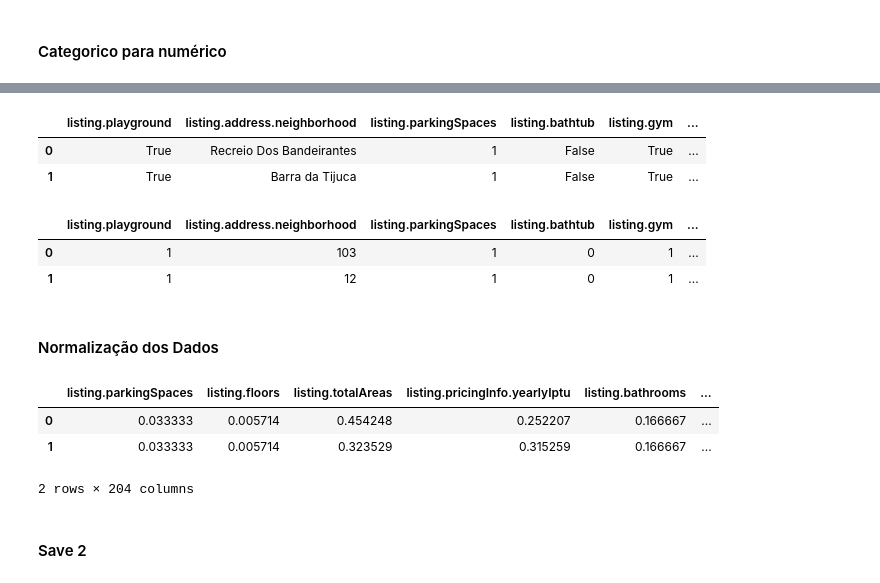
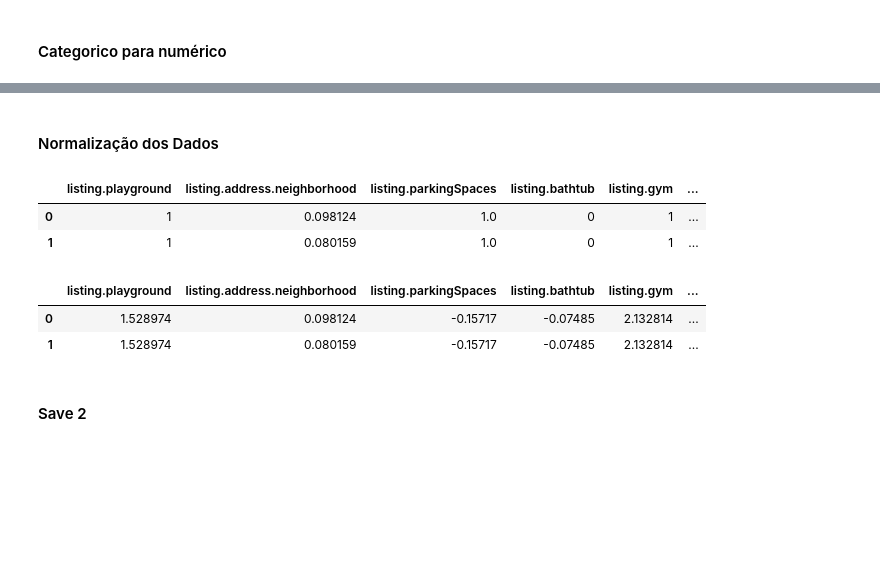
Before and after one commit to caiocmb7/MachineLearning-DS, a Jupyter notebook: ICD/Trabalho1/project.ipynb, the cells around one changed output, grey strips where cells are left out. Saved outputs shown, nothing was run; the diff lists cells and outputs as text; code cells hidden in the pictures; blank space fills up the shorter version.

Commit message:
updated normalize methods, dtypes and encoders

```diff
--- a/ICD/Trabalho1/project.ipynb
+++ b/ICD/Trabalho1/project.ipynb
@@ -920,0 +960,6 @@ df[cat_columns]
+# %%
+# Categorical to numerical - cat_columns
+for column in cat_columns:
+    freq = df[column].value_counts(normalize=True)
+
+    df[column] = df[column].map(freq)
@@ -920,0 +998,3 @@ df[cat_columns]
+# %%
+df[bool_columns] = df[bool_columns].astype(int)
+df[bool_columns]
@@ -921,3 +1017,3 @@ df[cat_columns]
 # %%
-df = encode_categorical_columns(df, cat_columns)
-df
+# df = encode_categorical_columns(df, cat_columns)
+# df
@@ -938,19 +1020,7 @@ df
-# %%
-df.head(2)
-# %% [output]
-|  | listing.playground | listing.address.neighborhood | listing.parkingSpaces | listing.bathtub | listing.gym | ... |
-| 0 | True | Recreio Dos Bandeirantes | 1 | False | True | ... |
-| 1 | True | Barra da Tijuca | 1 | False | True | ... |
 # %%
-# le = LabelEncoder()
+le = LabelEncoder()
 
-# for categorical in cat_columns:
-#     df[categorical] = le.fit_transform(df[categorical])
+for categorical in ordinal_cat_columns:
+    df[categorical] = le.fit_transform(df[categorical])
-# %%
-df.head(2)
-# %% [output]
-|  | listing.playground | listing.address.neighborhood | listing.parkingSpaces | listing.bathtub | listing.gym | ... |
-| 0 | 1 | 103 | 1 | 0 | 1 | ... |
-| 1 | 1 | 12 | 1 | 0 | 1 | ... |
 # %% [markdown]
 #### Normalização dos Dados
@@ -957,11 +1033,17 @@ df.head(2)
+# %%
+df.head(2)
+# %% [output]
+|  | listing.playground | listing.address.neighborhood | listing.parkingSpaces | listing.bathtub | listing.gym | ... |
+| 0 | 1 | 0.098124 | 1.0 | 0 | 1 | ... |
+| 1 | 1 | 0.080159 | 1.0 | 0 | 1 | ... |
 # %%
-df = standardize_columns(df, "listing.pricingInfo.rentalPrice")
+columns = num_columns + bool_columns
+df = standardize_columns(df, columns)
 df.head(2)
 # %% [output]
-|  | listing.parkingSpaces | listing.floors | listing.totalAreas | listing.pricingInfo.yearlyIptu | listing.bathrooms | ... |
-| 0 | 0.033333 | 0.005714 | 0.454248 | 0.252207 | 0.166667 | ... |
-| 1 | 0.033333 | 0.005714 | 0.323529 | 0.315259 | 0.166667 | ... |
+|  | listing.playground | listing.address.neighborhood | listing.parkingSpaces | listing.bathtub | listing.gym | ... |
+| 0 | 1.528974 | 0.098124 | -0.15717 | -0.07485 | 2.132814 | ... |
+| 1 | 1.528974 | 0.080159 | -0.15717 | -0.07485 | 2.132814 | ... |
-2 rows × 204 columns
 # %% [markdown]
 #### Save 2
 # %%
```
Also changed, not shown: parts of 49 cells of this notebook, 2 other files.
